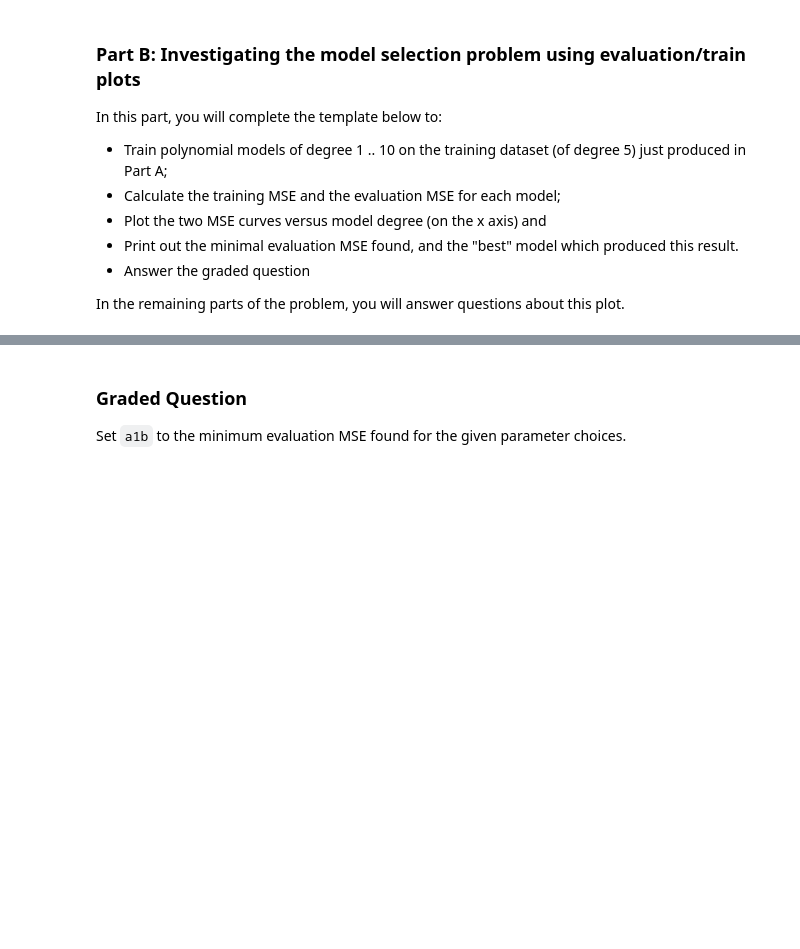
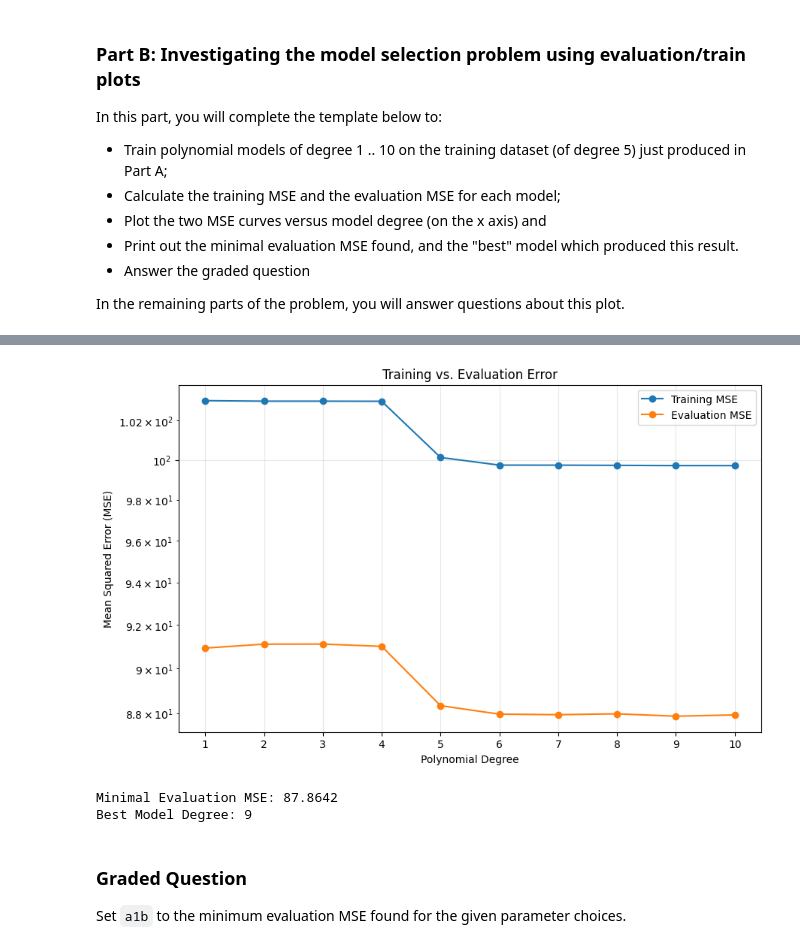
Before and after one commit to rajviu/Module-3-Assignments, a Jupyter notebook: Homework_03.ipynb, the cells around one changed output, grey strips where cells are left out. Saved outputs shown, nothing was run; the diff lists cells and outputs as text; code cells hidden in the pictures; blank space fills up the shorter version.

```diff
--- a/Homework_03.ipynb
+++ b/Homework_03.ipynb
@@ -249,3 +200,55 @@ Best Model Degree: 5
+# %%
+from sklearn.preprocessing import PolynomialFeatures
+from sklearn.linear_model import LinearRegression
+from sklearn.metrics import mean_squared_error
+import matplotlib.pyplot as plt
+
+degrees = range(1, 11)
+train_errors = []
+evaluation_errors = []
+
+for d in degrees:
+    # 1. Transform data to polynomial features of degree d
+    poly = PolynomialFeatures(degree=d, include_bias=False)
+    X_train_poly = poly.fit_transform(X_train)
+    X_eval_poly = poly.transform(X_eval)
+
+    # 2. Fit a linear regression model
+    model = LinearRegression()
+    model.fit(X_train_poly, y_train)
+
+    # 3. Predict on the train and evaluation sets
+    y_train_pred = model.predict(X_train_poly)
+    y_eval_pred = model.predict(X_eval_poly)
+
+    # 4. Calculate MSEs and append to lists
+    train_errors.append(mean_squared_error(y_train, y_train_pred))
+    evaluation_errors.append(mean_squared_error(y_eval, y_eval_pred))
+
+# 5. Plot training and evaluation MSEs vs degree
+plt.figure(figsize=(10, 6))
+plt.plot(degrees, train_errors, label='Training MSE', marker='o')
+plt.plot(degrees, evaluation_errors, label='Evaluation MSE', marker='o')
+
+plt.xticks(degrees)
+plt.xlabel('Polynomial Degree')
+plt.ylabel('Mean Squared Error (MSE)')
+plt.title('Training vs. Evaluation Error')
+plt.yscale('log')
+plt.legend()
+plt.grid(True)
+plt.show()
+
+# 6. Calculate and print minimal MSE for evaluation set
+min_eval_mse = min(evaluation_errors)
+best_degree = degrees[evaluation_errors.index(min_eval_mse)]
+
+print(f"Minimal Evaluation MSE: {min_eval_mse:.4f}")
+print(f"Best Model Degree: {best_degree}")
+# %% [output]
+[figure, added]
+Minimal Evaluation MSE: 87.8642
+Best Model Degree: 9
 # %% [markdown]
 ### Graded Question
 
```
Also changed, not shown: parts of 5 cells of this notebook.
